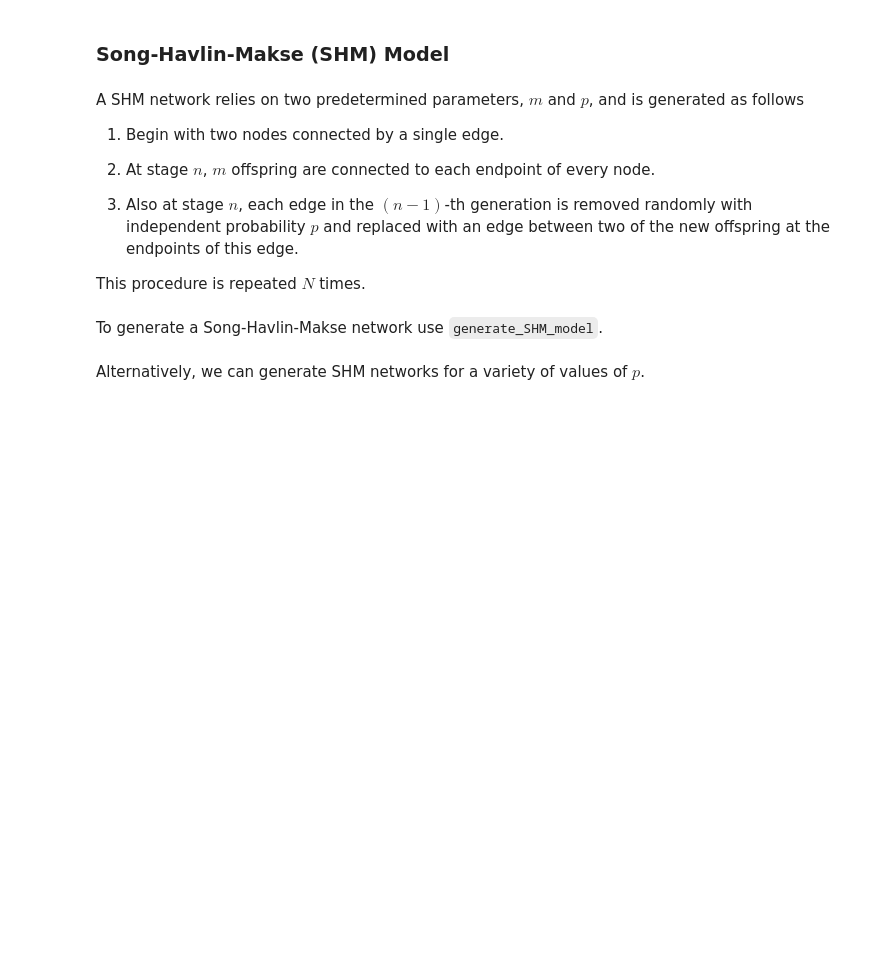
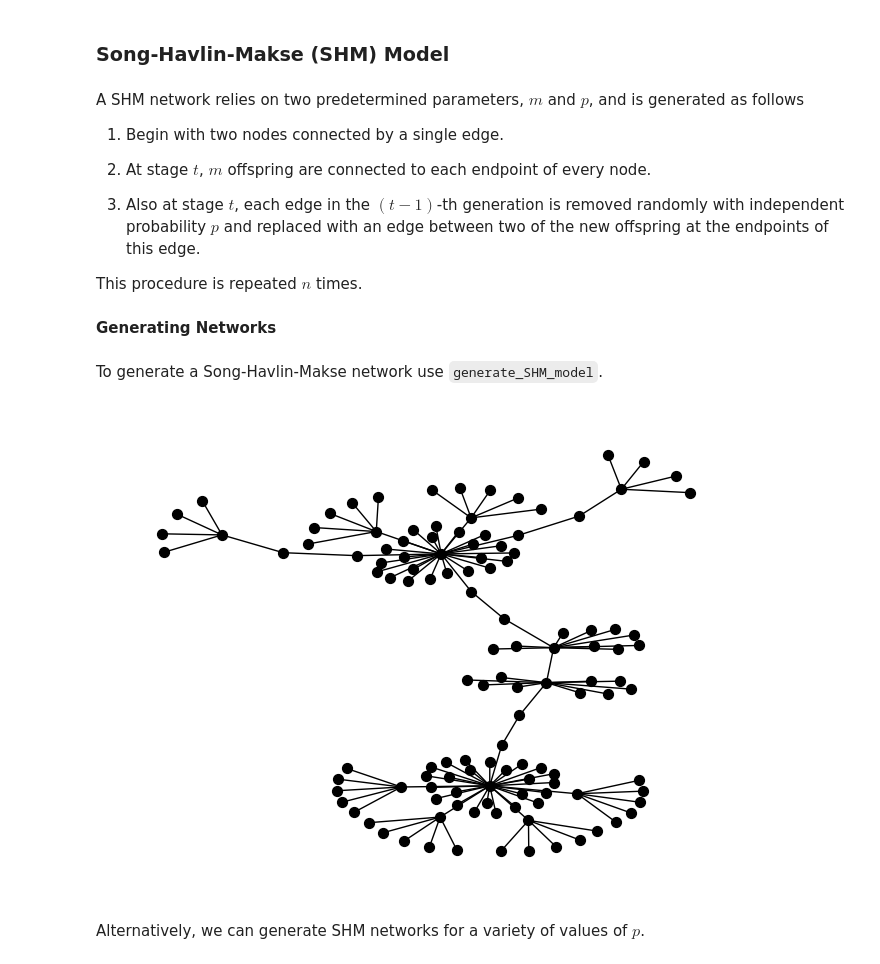
Before and after one commit to katherinehamilton/fractalnetworks, a Jupyter notebook: model-generator.ipynb, the cells around one changed output. Saved outputs shown, nothing was run; the diff lists cells and outputs as text; code cells hidden in the pictures; blank space fills up the shorter version.

Commit message:
Updates to the model generator module.

```diff
--- a/model-generator.ipynb
+++ b/model-generator.ipynb
@@ -35,16 +35,24 @@ A SHM network relies on two predetermined parameters, $m$ and $p$, and is genera
 
 1. Begin with two nodes connected by a single edge.
 
-2. At stage $n$, $m$ offspring are connected to each endpoint of every node.
+2. At stage $t$, $m$ offspring are connected to each endpoint of every node.
 
-3. Also at stage $n$, each edge in the $(n-1)$-th generation is removed randomly with independent probability $p$ and replaced with an edge between two of the new offspring at the endpoints of this edge.
+3. Also at stage $t$, each edge in the $(t-1)$-th generation is removed randomly with independent probability $p$ and replaced with an edge between two of the new offspring at the endpoints of this edge.
 
-This procedure is repeated $N$ times.
+This procedure is repeated $n$ times.
+# %% [markdown]
+**Generating Networks**
 # %% [markdown]
 To generate a Song-Havlin-Makse network use `generate_SHM_model`.
 # %%
-# Generate a SHM network with m=5, p=0.3, N=4.
-SHM_G = generate_SHM_model(5, 0.3, 4)
+# Generate a SHM network with m=5, p=0.4, n=3.
+SHM_G = generate_SHM_model(5, 0.4, 3)
+# %%
+# Display the network
+nx.draw_kamada_kawai(SHM_G, node_size=50, node_color = "black")
+plt.show()
+# %% [output]
+[figure, added]
 # %% [markdown]
 Alternatively, we can generate SHM networks for a variety of values of $p$.
 # %%
```
Also changed, not shown: parts of 147 cells of this notebook.
